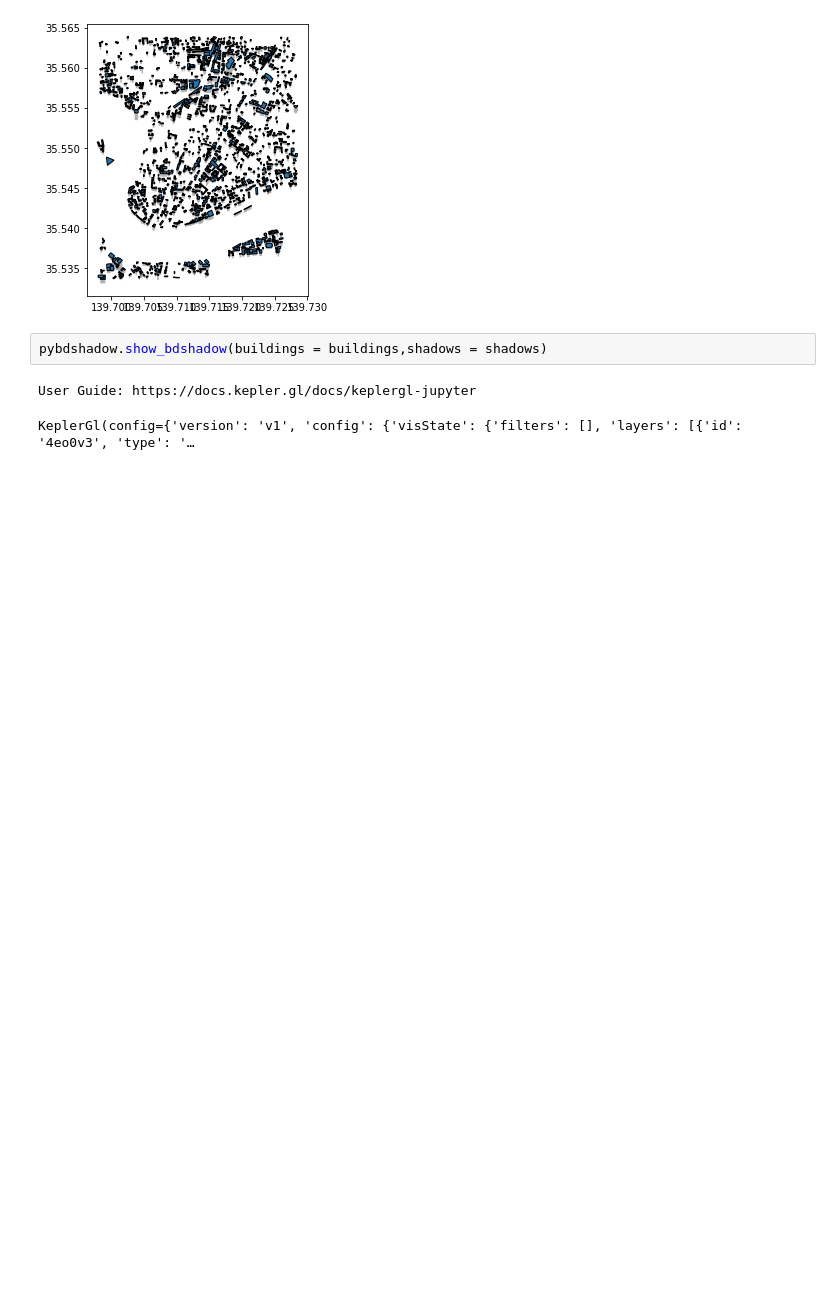
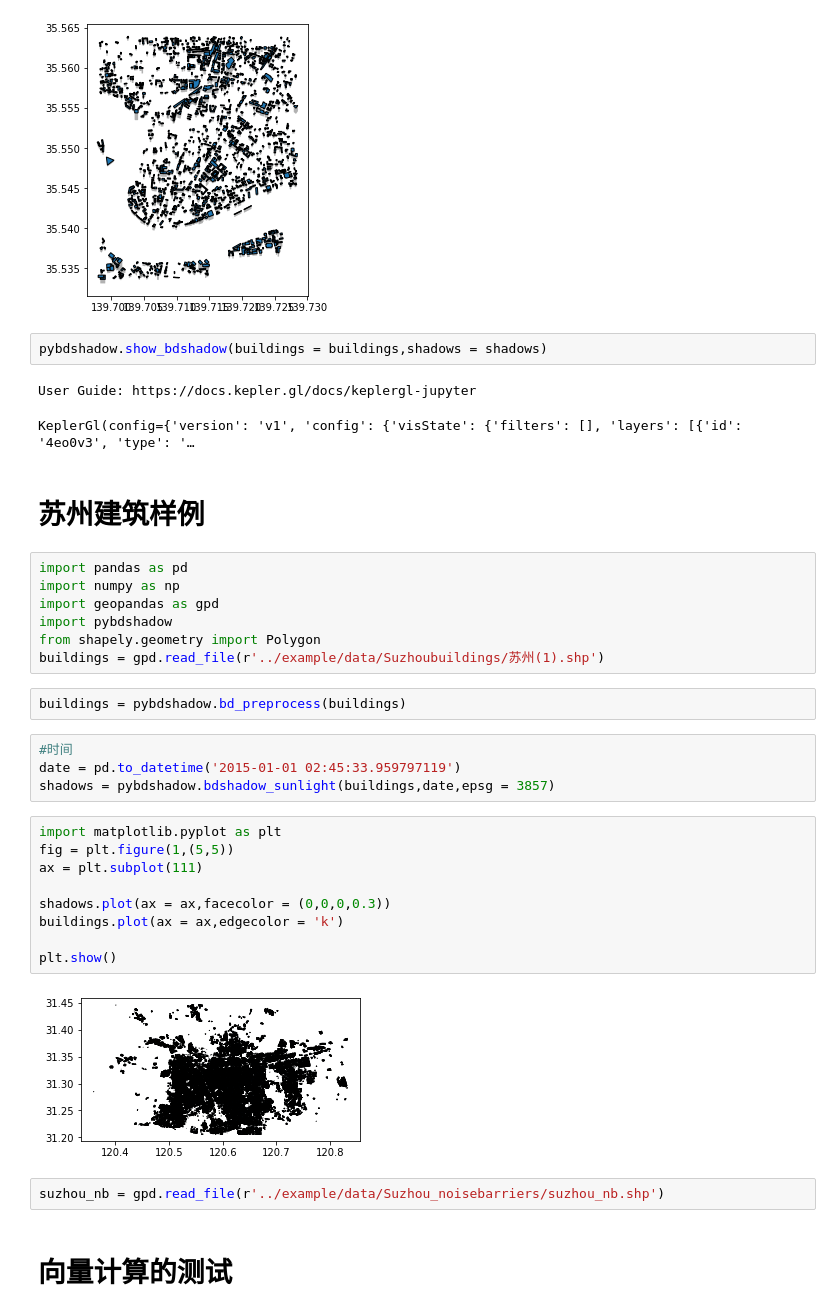
Before and after one commit to ni1o1/pybdshadow, a Jupyter notebook: src/test.ipynb, the cells around one changed output. Cells and saved outputs as stored; diff of their text form; blank space fills up the shorter version.

```diff
--- a/src/test.ipynb
+++ b/src/test.ipynb
@@ -26,3 +41,33 @@ pybdshadow.show_bdshadow(buildings = buildings,shadows = shadows)
 # %% [output]
 User Guide: https://docs.kepler.gl/docs/keplergl-jupyter
 KeplerGl(config={'version': 'v1', 'config': {'visState': {'filters': [], 'layers': [{'id': '4eo0v3', 'type': '…
+# %% [markdown]
+# 苏州建筑样例
+# %%
+import pandas as pd
+import numpy as np
+import geopandas as gpd
+import pybdshadow
+from shapely.geometry import Polygon
+buildings = gpd.read_file(r'../example/data/Suzhoubuildings/苏州(1).shp')
+# %%
+buildings = pybdshadow.bd_preprocess(buildings)
+# %%
+#时间
+date = pd.to_datetime('2015-01-01 02:45:33.959797119')
+shadows = pybdshadow.bdshadow_sunlight(buildings,date,epsg = 3857)
+# %%
+import matplotlib.pyplot as plt
+fig = plt.figure(1,(5,5))
+ax = plt.subplot(111)
+
+shadows.plot(ax = ax,facecolor = (0,0,0,0.3))
+buildings.plot(ax = ax,edgecolor = 'k')
+
+plt.show()
+# %% [output]
+[figure, added]
+# %%
+suzhou_nb = gpd.read_file(r'../example/data/Suzhou_noisebarriers/suzhou_nb.shp')
+# %% [markdown]
+# 向量计算的测试
```
Also changed, not shown: parts of 2 cells of this notebook, 18 other files.
